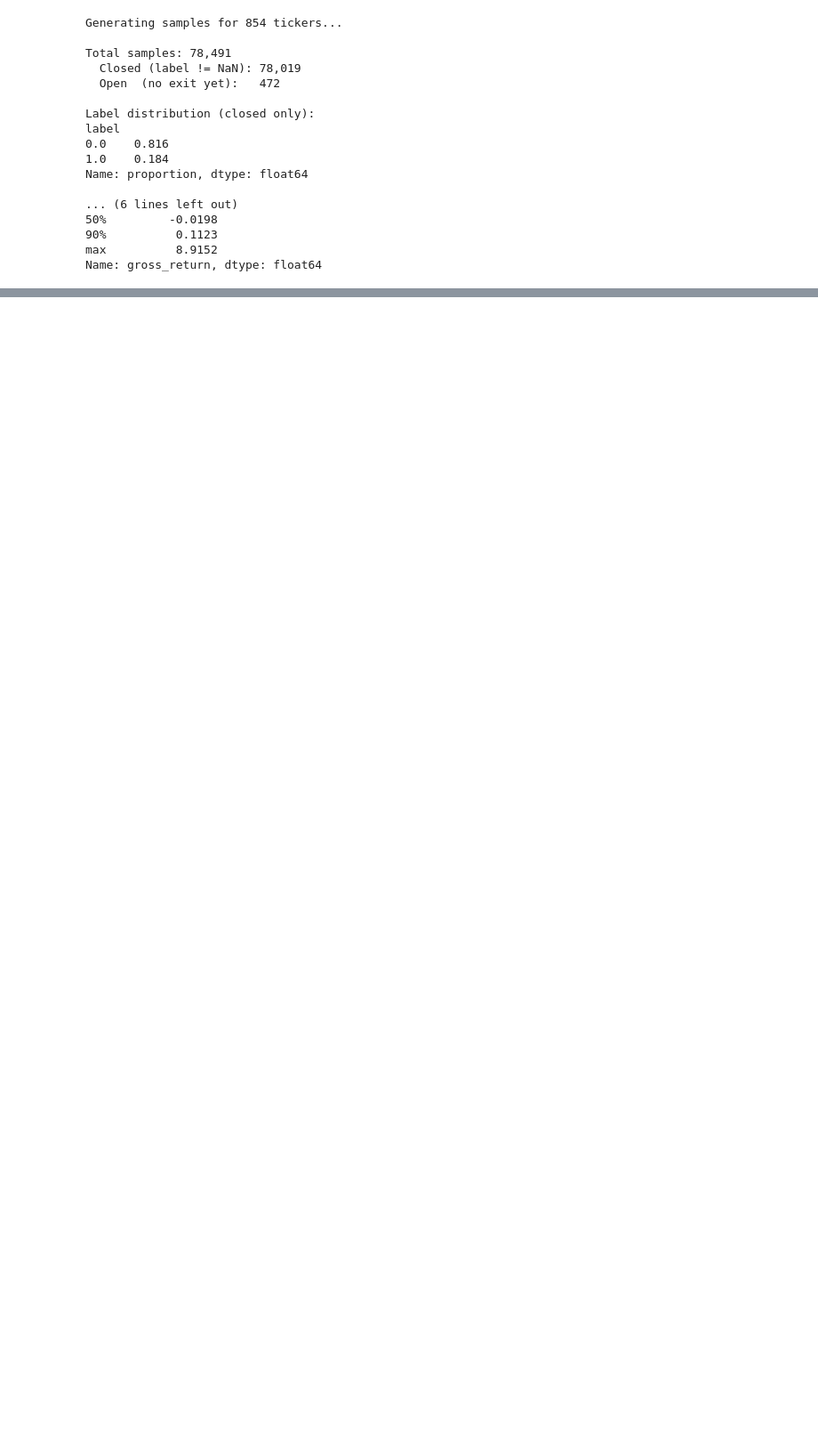
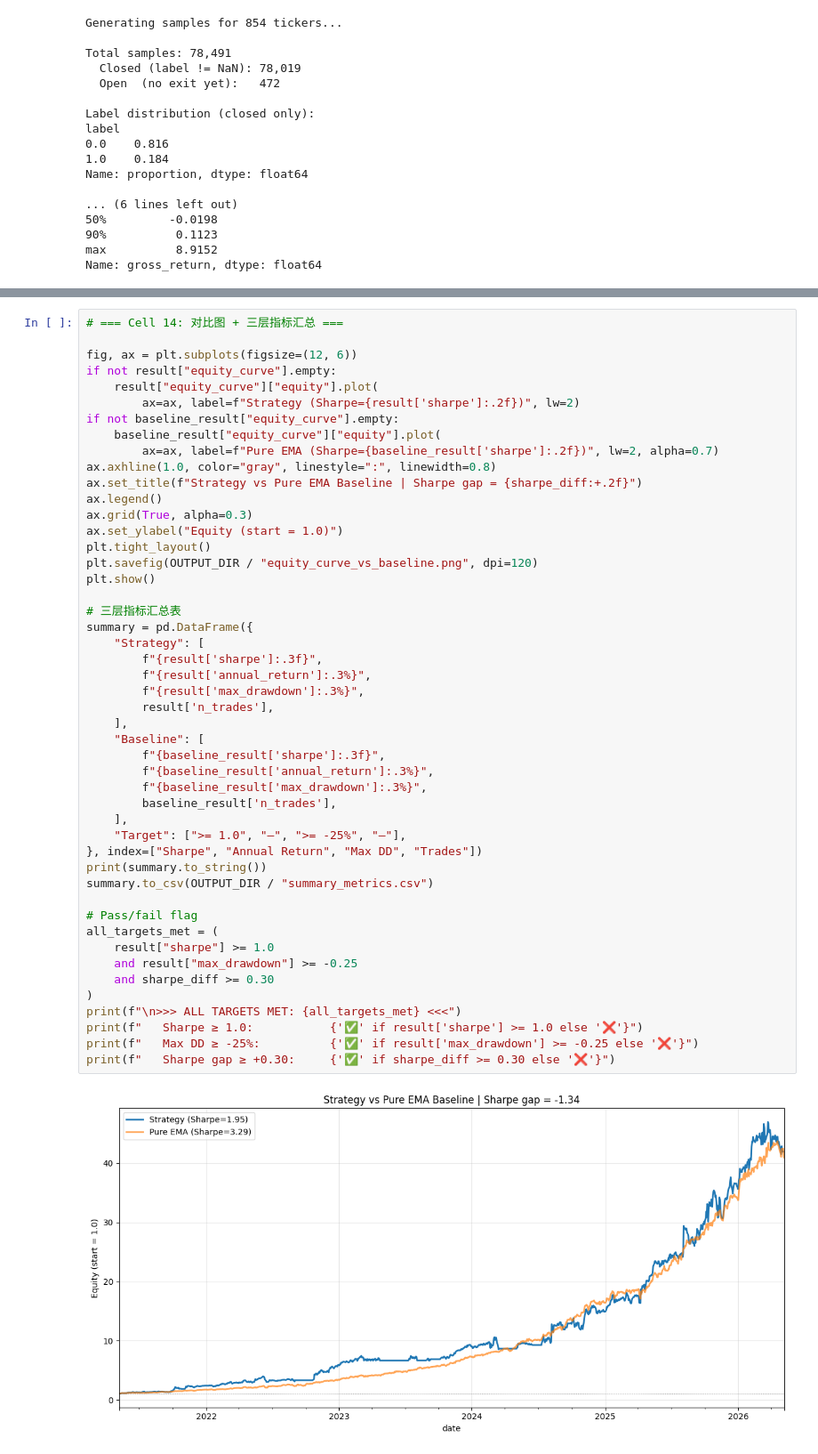
Before and after one commit to xingwudao/open-xquant, a Jupyter notebook: examples/research/cyclical_ema/research.ipynb, the cells around one changed output, grey strips where cells are left out. Shown at 89% size. Saved outputs shown, nothing was run; the diff lists cells and outputs as text; blank space fills up the shorter version.

```diff
--- a/examples/research/cyclical_ema/research.ipynb
+++ b/examples/research/cyclical_ema/research.ipynb
@@ -1384,0 +1385,50 @@ Diff:      -0.646  (target ≥ +0.30)
+# %%
+# === Cell 14: 对比图 + 三层指标汇总 ===
+
+fig, ax = plt.subplots(figsize=(12, 6))
+if not result["equity_curve"].empty:
+    result["equity_curve"]["equity"].plot(
+        ax=ax, label=f"Strategy (Sharpe={result['sharpe']:.2f})", lw=2)
+if not baseline_result["equity_curve"].empty:
+    baseline_result["equity_curve"]["equity"].plot(
+        ax=ax, label=f"Pure EMA (Sharpe={baseline_result['sharpe']:.2f})", lw=2, alpha=0.7)
+ax.axhline(1.0, color="gray", linestyle=":", linewidth=0.8)
+ax.set_title(f"Strategy vs Pure EMA Baseline | Sharpe gap = {sharpe_diff:+.2f}")
+ax.legend()
+ax.grid(True, alpha=0.3)
+ax.set_ylabel("Equity (start = 1.0)")
+plt.tight_layout()
+plt.savefig(OUTPUT_DIR / "equity_curve_vs_baseline.png", dpi=120)
+plt.show()
+
+# 三层指标汇总表
+summary = pd.DataFrame({
+    "Strategy": [
+        f"{result['sharpe']:.3f}",
+        f"{result['annual_return']:.3%}",
+        f"{result['max_drawdown']:.3%}",
+        result['n_trades'],
+    ],
+    "Baseline": [
+        f"{baseline_result['sharpe']:.3f}",
+        f"{baseline_result['annual_return']:.3%}",
+        f"{baseline_result['max_drawdown']:.3%}",
+        baseline_result['n_trades'],
+    ],
+    "Target": [">= 1.0", "—", ">= -25%", "—"],
+}, index=["Sharpe", "Annual Return", "Max DD", "Trades"])
+print(summary.to_string())
+summary.to_csv(OUTPUT_DIR / "summary_metrics.csv")
+
+# Pass/fail flag
+all_targets_met = (
+    result["sharpe"] >= 1.0
+    and result["max_drawdown"] >= -0.25
+    and sharpe_diff >= 0.30
+)
+print(f"\n>>> ALL TARGETS MET: {all_targets_met} <<<")
+print(f"   Sharpe ≥ 1.0:           {'✅' if result['sharpe'] >= 1.0 else '❌'}")
+print(f"   Max DD ≥ -25%:          {'✅' if result['max_drawdown'] >= -0.25 else '❌'}")
+print(f"   Sharpe gap ≥ +0.30:     {'✅' if sharpe_diff >= 0.30 else '❌'}")
+# %% [output]
+[figure, added]
```
Also changed, not shown: parts of 10 cells of this notebook, 8 other files.
